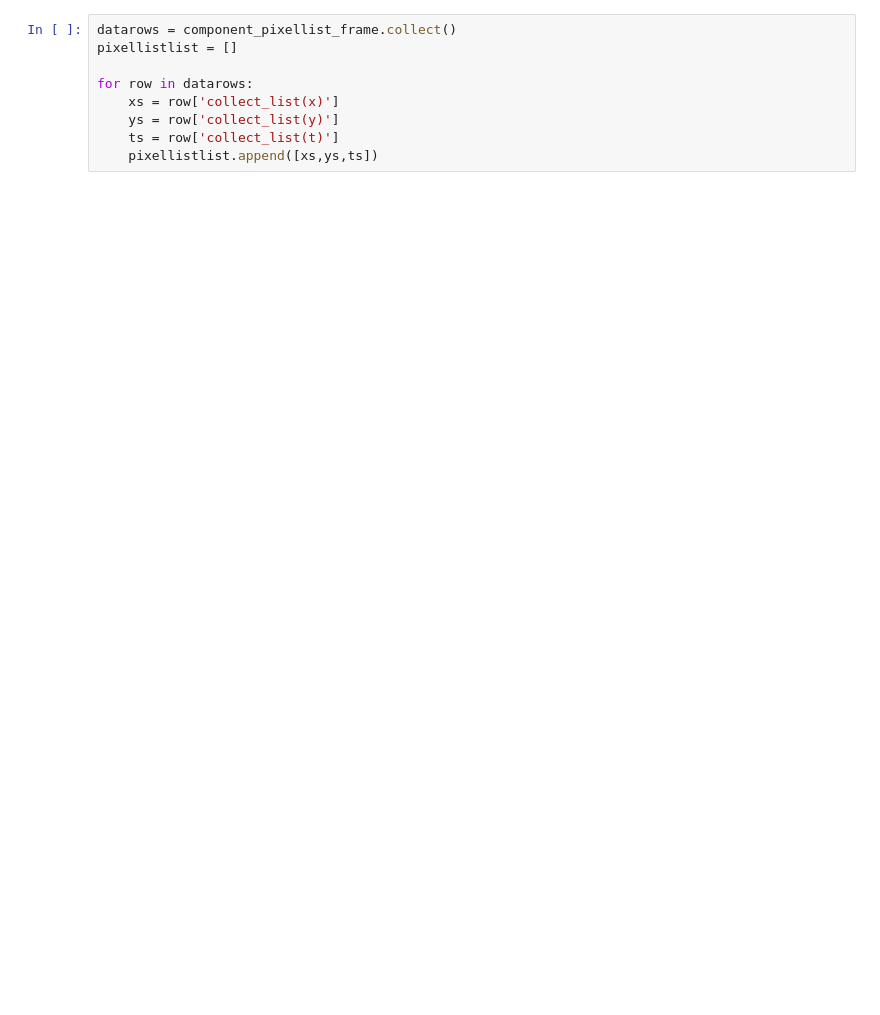
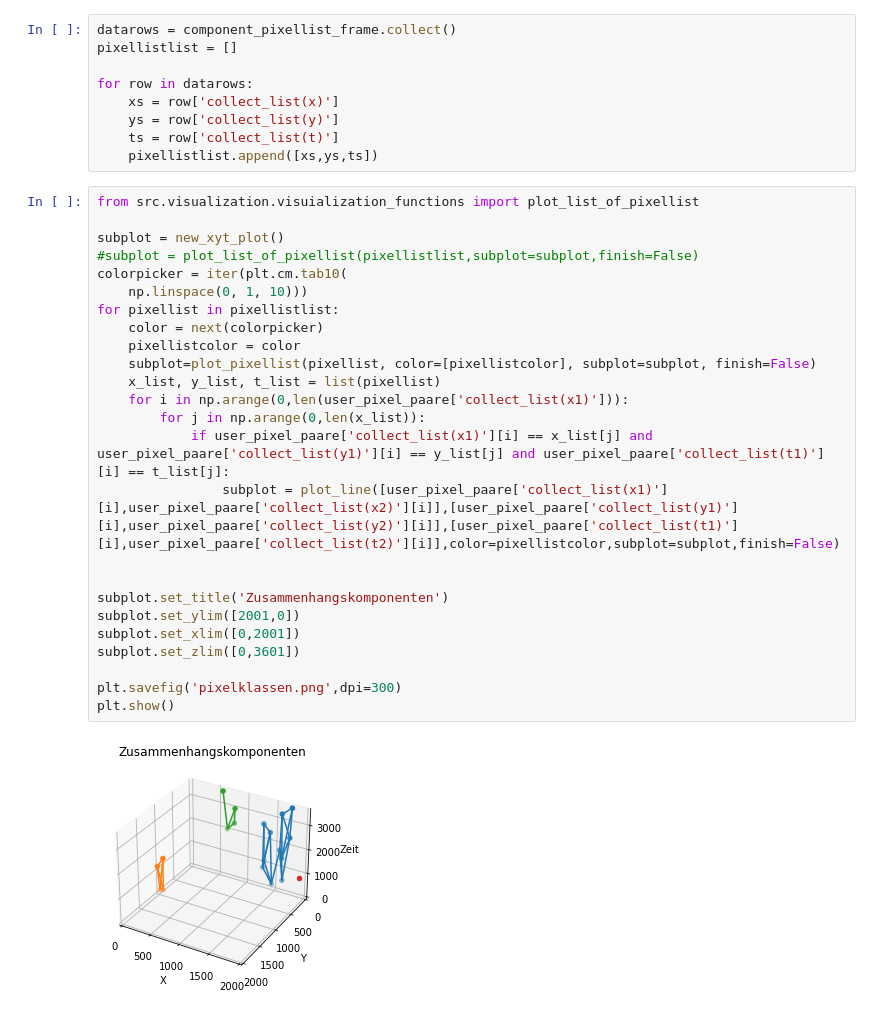
Before and after one commit to biervertrieb/placegroups, a Jupyter notebook: notebooks/0.1-heuer-pixelklassen.ipynb, the cells around one changed output. Saved outputs shown, nothing was run; the diff lists cells and outputs as text; blank space fills up the shorter version.

```diff
--- a/notebooks/0.1-heuer-pixelklassen.ipynb
+++ b/notebooks/0.1-heuer-pixelklassen.ipynb
@@ -279,4 +279,31 @@ for row in datarows:
     ys = row['collect_list(y)']
     ts = row['collect_list(t)']
     pixellistlist.append([xs,ys,ts])
+# %%
+from src.visualization.visuialization_functions import plot_list_of_pixellist
+
+subplot = new_xyt_plot()
+#subplot = plot_list_of_pixellist(pixellistlist,subplot=subplot,finish=False)
+colorpicker = iter(plt.cm.tab10(
+    np.linspace(0, 1, 10)))
+for pixellist in pixellistlist:
+    color = next(colorpicker)
+    pixellistcolor = color
+    subplot=plot_pixellist(pixellist, color=[pixellistcolor], subplot=subplot, finish=False)
+    x_list, y_list, t_list = list(pixellist)
+    for i in np.arange(0,len(user_pixel_paare['collect_list(x1)'])):
+        for j in np.arange(0,len(x_list)):
+            if user_pixel_paare['collect_list(x1)'][i] == x_list[j] and user_pixel_paare['collect_list(y1)'][i] == y_list[j] and user_pixel_paare['collect_list(t1)'][i] == t_list[j]:
+                subplot = plot_line([user_pixel_paare['collect_list(x1)'][i],user_pixel_paare['collect_list(x2)'][i]],[user_pixel_paare['collect_list(y1)'][i],user_pixel_paare['collect_list(y2)'][i]],[user_pixel_paare['collect_list(t1)'][i],user_pixel_paare['collect_list(t2)'][i]],color=pixellistcolor,subplot=subplot,finish=False)
+
+
+subplot.set_title('Zusammenhangskomponenten')
+subplot.set_ylim([2001,0])
+subplot.set_xlim([0,2001])
+subplot.set_zlim([0,3601])
+
+plt.savefig('pixelklassen.png',dpi=300)
+plt.show()
+# %% [output]
+[figure, added]
 # %%
```
Also changed, not shown: parts of 11 cells of this notebook, 2 other files.
